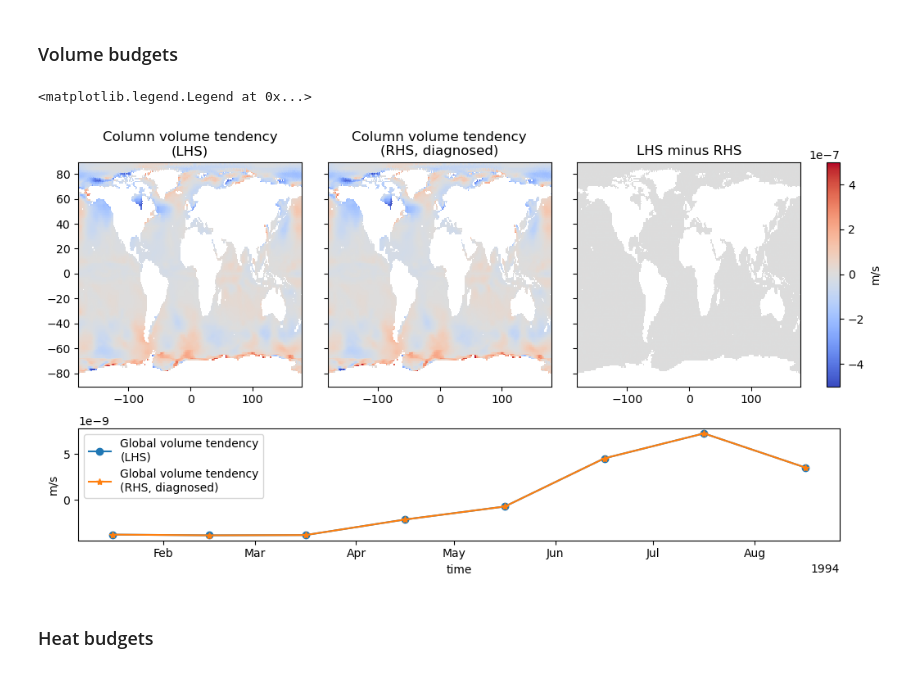
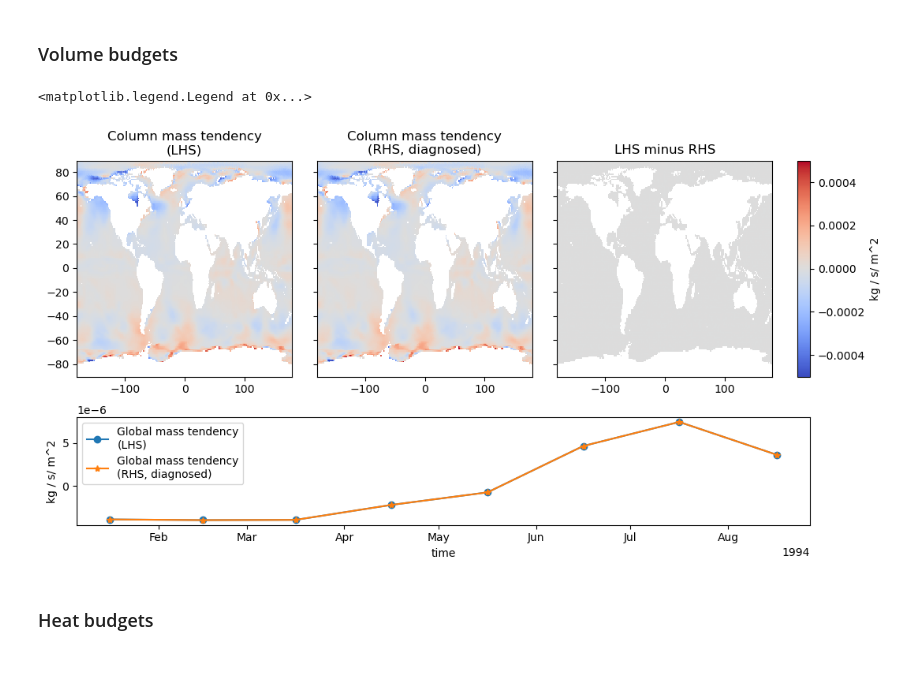
Before and after one commit to hdrake/xbudget, a Jupyter notebook: examples/LLC90_budget_examples_mass_heat_salt.ipynb, the cells around one changed output. Cells and saved outputs as stored; diff of their text form; code cells hidden in the pictures.

```diff
--- a/examples/LLC90_budget_examples_mass_heat_salt.ipynb
+++ b/examples/LLC90_budget_examples_mass_heat_salt.ipynb
@@ -63,10 +63,7 @@ ecco_budget["boundary_forcing_salt_tendency"] = xr.concat([SFLUX+ecco_budget["oc
 ecco_budget["WVELMASS_interior"] = zero_top_layer(ecco_budget, varname = "WVELMASS", zdim = "k_l")
 ecco_budget["oceFWflx_3d"] = make_flux_3d(ecco_budget, varname = "oceFWflx", zdim = "k")
 
-ecco_budget = ecco_budget.chunk({"k_l":-1, "tile":-1, "time_bounds":-1, "time":-1})
-
-ecco_budget = ecco_budget.fillna(0.0)
-
+ecco_budget = ecco_budget.fillna(0.0).unify_chunks()
 #to-do: need to add a chunking line in the difference and convergence sections of the code
 # %% [output]
 geothermalFlux not found, retrieving from GitHub...
@@ -105,36 +102,36 @@ simple_budgets
 # %%
 fig = plt.figure(figsize=(12, 6))
 gs = fig.add_gridspec(2, 4, width_ratios=[1, 1, 1,  0.06], height_ratios=[1, 0.5], hspace=0.25, wspace=0.15)
 
 ax0 = fig.add_subplot(gs[0, 0])
 ax1 = fig.add_subplot(gs[0, 1], sharey=ax0); ax1.tick_params(labelleft=False)
 ax2 = fig.add_subplot(gs[0, 2], sharey=ax0); ax2.tick_params(labelleft=False)
 cax = fig.add_subplot(gs[0, 3])
 ax_bottom = fig.add_subplot(gs[1, :])
 
 area = grid._ds["rA"].where(grid._ds["Depth"] > 0.0)
 
-lhs_tendency = (grid._ds[xbudget.get_vars(xbudget_dict, "mass_lhs")["var"]] / (area * 1029.0)).sum("k") #convert from kg/s to m^3 / s/ m^2 <-> m/s
+lhs_tendency = (grid._ds[xbudget.get_vars(xbudget_dict, "mass_lhs")["var"]] / (area)).sum("k") #convert from kg/s to kg / s/ m^2
 lhs_tendency = lhs_tendency.where(np.abs(lhs_tendency) > 0.0)
 
-rhs_tendency = (grid._ds[xbudget.get_vars(xbudget_dict, "mass_rhs_sum")["var"]] / (area * 1029.0)).sum("k")
+rhs_tendency = (grid._ds[xbudget.get_vars(xbudget_dict, "mass_rhs_sum")["var"]] / (area)).sum("k")
 rhs_tendency = rhs_tendency.where(np.abs(rhs_tendency) > 0.0)
 
 tendency_difference = lhs_tendency - rhs_tendency
 
-vmin, vmax = -5e-7, 5e-7
-plot_interpolated_ecco(fig, ax0, lhs_tendency.isel(time=0), vmin=vmin, vmax=vmax); ax0.set_title("Column volume tendency\n(LHS)")
-plot_interpolated_ecco(fig, ax1, rhs_tendency.isel(time=0), vmin=vmin, vmax=vmax); ax1.set_title("Column volume tendency\n(RHS, diagnosed)")
-cb = plot_interpolated_ecco(fig, ax2, tendency_difference.isel(time=0), vmin=vmin, vmax=vmax); ax2.set_title("LHS minus RHS")
-fig.colorbar(cb, cax=cax, orientation="vertical", label = "m/s")
+vmax = 5e-4
+plot_interpolated_ecco(fig, ax0, lhs_tendency.isel(time=0), vmin=-vmax, vmax=vmax); ax0.set_title("Column mass tendency\n(LHS)")
+plot_interpolated_ecco(fig, ax1, rhs_tendency.isel(time=0), vmin=-vmax, vmax=vmax); ax1.set_title("Column mass tendency\n(RHS, diagnosed)")
+cb = plot_interpolated_ecco(fig, ax2, tendency_difference.isel(time=0), vmin=-vmax, vmax=vmax); ax2.set_title("LHS minus RHS")
+fig.colorbar(cb, cax=cax, orientation="vertical", label = "kg / s/ m^2")
 
-((lhs_tendency * area) / area.sum()).sum(["tile", "i", "j"]).plot(ax = ax_bottom, marker = "o", label = "Global volume tendency\n(LHS)")
-((rhs_tendency * area) / area.sum()).sum(["tile", "i", "j"]).plot(ax = ax_bottom, marker = "*", label = "Global volume tendency\n(RHS, diagnosed)")
-ax_bottom.set_ylabel("m/s")
+((lhs_tendency * area) / area.sum()).sum(["tile", "i", "j"]).plot(ax = ax_bottom, marker = "o", label = "Global mass tendency\n(LHS)")
+((rhs_tendency * area) / area.sum()).sum(["tile", "i", "j"]).plot(ax = ax_bottom, marker = "*", label = "Global mass tendency\n(RHS, diagnosed)")
+ax_bottom.set_ylabel("kg / s/ m^2")
 ax_bottom.legend()
 # %% [output]
 <matplotlib.legend.Legend at 0x...>
-[figure, old version]
+[figure, new version]
 # %% [markdown]
 ### Heat budgets
 # %%
```
Also changed, not shown: parts of 2 cells of this notebook, 1 other file.
